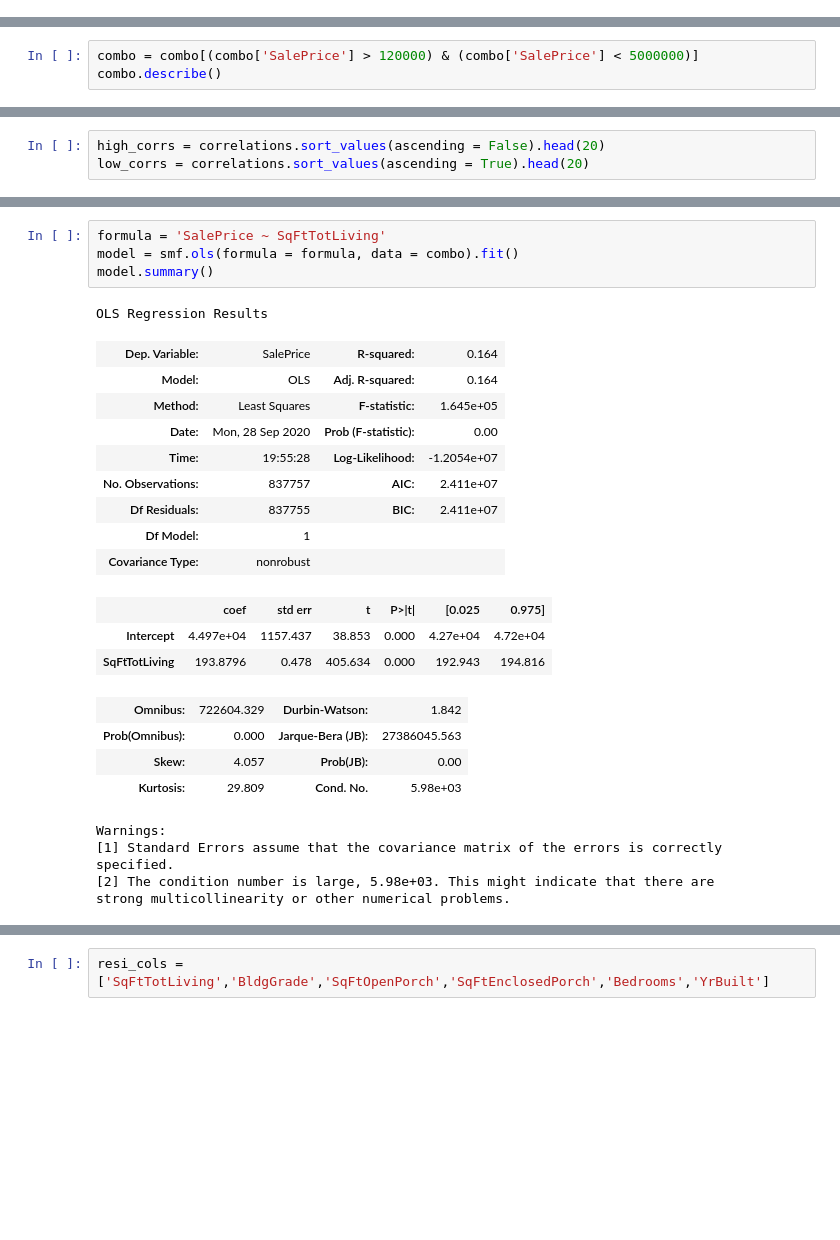
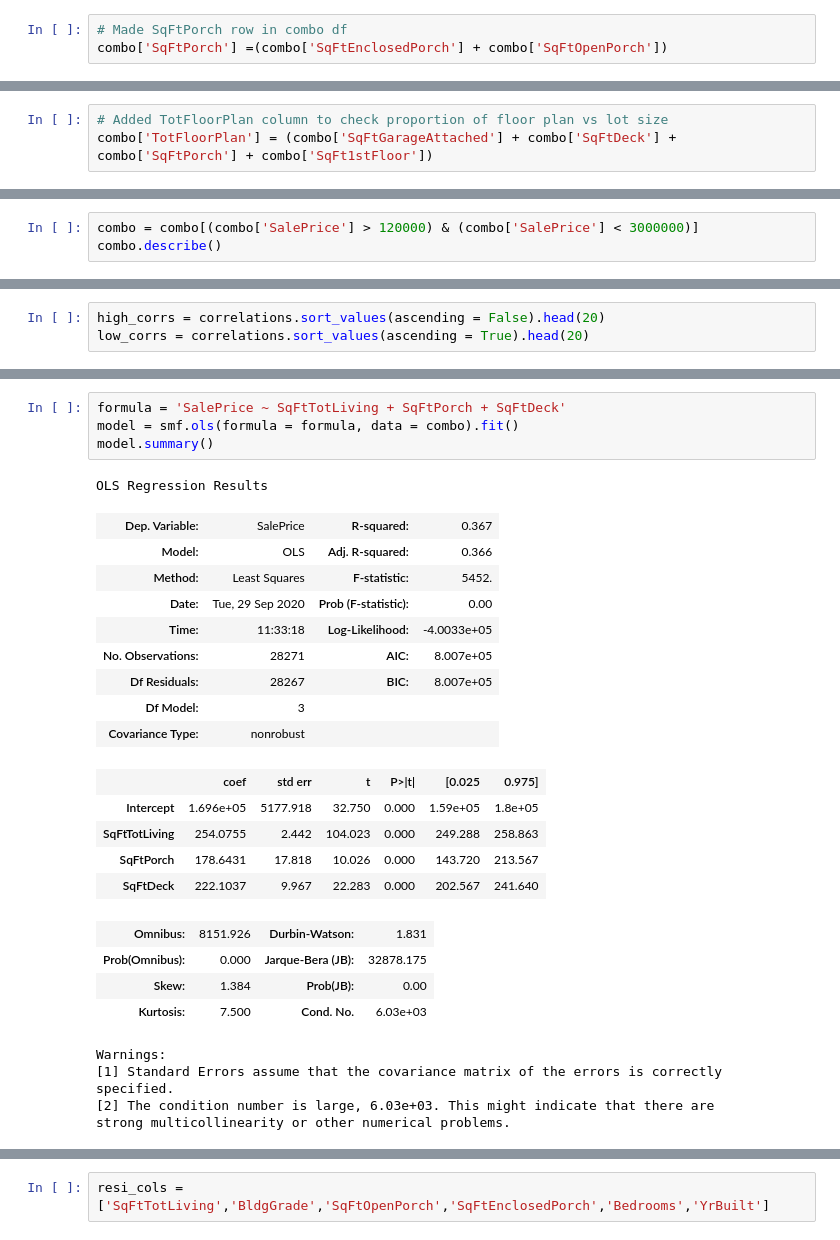
Before and after one commit to Jaccomando/phase_2_project_chicago-sf-seattle-ds-082420, a Jupyter notebook: exploratory/josh_and_reuban_eda.ipynb, the cells around one changed output, grey strips where cells are left out. Drawn from its saved outputs; the diff is of its cells as text; blank space fills up the shorter version.

```diff
--- a/exploratory/josh_and_reuban_eda.ipynb
+++ b/exploratory/josh_and_reuban_eda.ipynb
@@ -43,0 +51,3 @@ combo.head()
+# %%
+# Made SqFtPorch row in combo df
+combo['SqFtPorch'] =(combo['SqFtEnclosedPorch'] + combo['SqFtOpenPorch'])
@@ -43,0 +95,3 @@ combo.head()
+# %%
+# Added TotFloorPlan column to check proportion of floor plan vs lot size
+combo['TotFloorPlan'] = (combo['SqFtGarageAttached'] + combo['SqFtDeck'] + combo['SqFtPorch'] + combo['SqFt1stFloor'])
@@ -44,5 +107,5 @@ combo.head()
 # %%
-combo = combo[(combo['SalePrice'] > 120000) & (combo['SalePrice'] < 5000000)]
+combo = combo[(combo['SalePrice'] > 120000) & (combo['SalePrice'] < 3000000)]
 combo.describe()
 # %% [output]
 |  | ExciseTaxNbr | SalePrice | PropertyType | PrincipalUse | SaleInstrument | SaleReason | PropertyClass | ... |
@@ -101,29 +164,31 @@ WaterSystem         0.004637
 Name: SalePrice, dtype: float64
 # %%
-formula = 'SalePrice ~ SqFtTotLiving'
+formula = 'SalePrice ~ SqFtTotLiving + SqFtPorch + SqFtDeck'
 model = smf.ols(formula = formula, data = combo).fit()
 model.summary()
 # %% [output]
 OLS Regression Results
-| Dep. Variable: | SalePrice | R-squared: | 0.164 |
-| Model: | OLS | Adj. R-squared: | 0.164 |
-| Method: | Least Squares | F-statistic: | 1.645e+05 |
-| Date: | Mon, 28 Sep 2020 | Prob (F-statistic): | 0.00 |
-| Time: | 19:55:28 | Log-Likelihood: | -1.2054e+07 |
-| No. Observations: | 837757 | AIC: | 2.411e+07 |
-| Df Residuals: | 837755 | BIC: | 2.411e+07 |
-| Df Model: | 1 |  |  |
+| Dep. Variable: | SalePrice | R-squared: | 0.367 |
+| Model: | OLS | Adj. R-squared: | 0.366 |
+| Method: | Least Squares | F-statistic: | 5452. |
+| Date: | Tue, 29 Sep 2020 | Prob (F-statistic): | 0.00 |
+| Time: | 11:33:18 | Log-Likelihood: | -4.0033e+05 |
+| No. Observations: | 28271 | AIC: | 8.007e+05 |
+| Df Residuals: | 28267 | BIC: | 8.007e+05 |
+| Df Model: | 3 |  |  |
 | Covariance Type: | nonrobust |  |  |
 |  | coef | std err | t | P>|t| | [0.025 | 0.975] |
-| Intercept | 4.497e+04 | 1157.437 | 38.853 | 0.000 | 4.27e+04 | 4.72e+04 |
-| SqFtTotLiving | 193.8796 | 0.478 | 405.634 | 0.000 | 192.943 | 194.816 |
+| Intercept | 1.696e+05 | 5177.918 | 32.750 | 0.000 | 1.59e+05 | 1.8e+05 |
+| SqFtTotLiving | 254.0755 | 2.442 | 104.023 | 0.000 | 249.288 | 258.863 |
+| SqFtPorch | 178.6431 | 17.818 | 10.026 | 0.000 | 143.720 | 213.567 |
+| SqFtDeck | 222.1037 | 9.967 | 22.283 | 0.000 | 202.567 | 241.640 |
-| Omnibus: | 722604.329 | Durbin-Watson: | 1.842 |
-| Prob(Omnibus): | 0.000 | Jarque-Bera (JB): | 27386045.563 |
-| Skew: | 4.057 | Prob(JB): | 0.00 |
-| Kurtosis: | 29.809 | Cond. No. | 5.98e+03 |
+| Omnibus: | 8151.926 | Durbin-Watson: | 1.831 |
+| Prob(Omnibus): | 0.000 | Jarque-Bera (JB): | 32878.175 |
+| Skew: | 1.384 | Prob(JB): | 0.00 |
+| Kurtosis: | 7.500 | Cond. No. | 6.03e+03 |
 Warnings:
 [1] Standard Errors assume that the covariance matrix of the errors is correctly specified.
-[2] The condition number is large, 5.98e+03. This might indicate that there are
+[2] The condition number is large, 6.03e+03. This might indicate that there are
 strong multicollinearity or other numerical problems.
 # %%
 high_corrs_list = ['SalePrice', 'SqFtTotLiving', 'BldgGrade', 'ExciseTaxNbr', 'SqFt2ndFloor']
```
Also changed, not shown: parts of 13 cells of this notebook, 1 other file.
